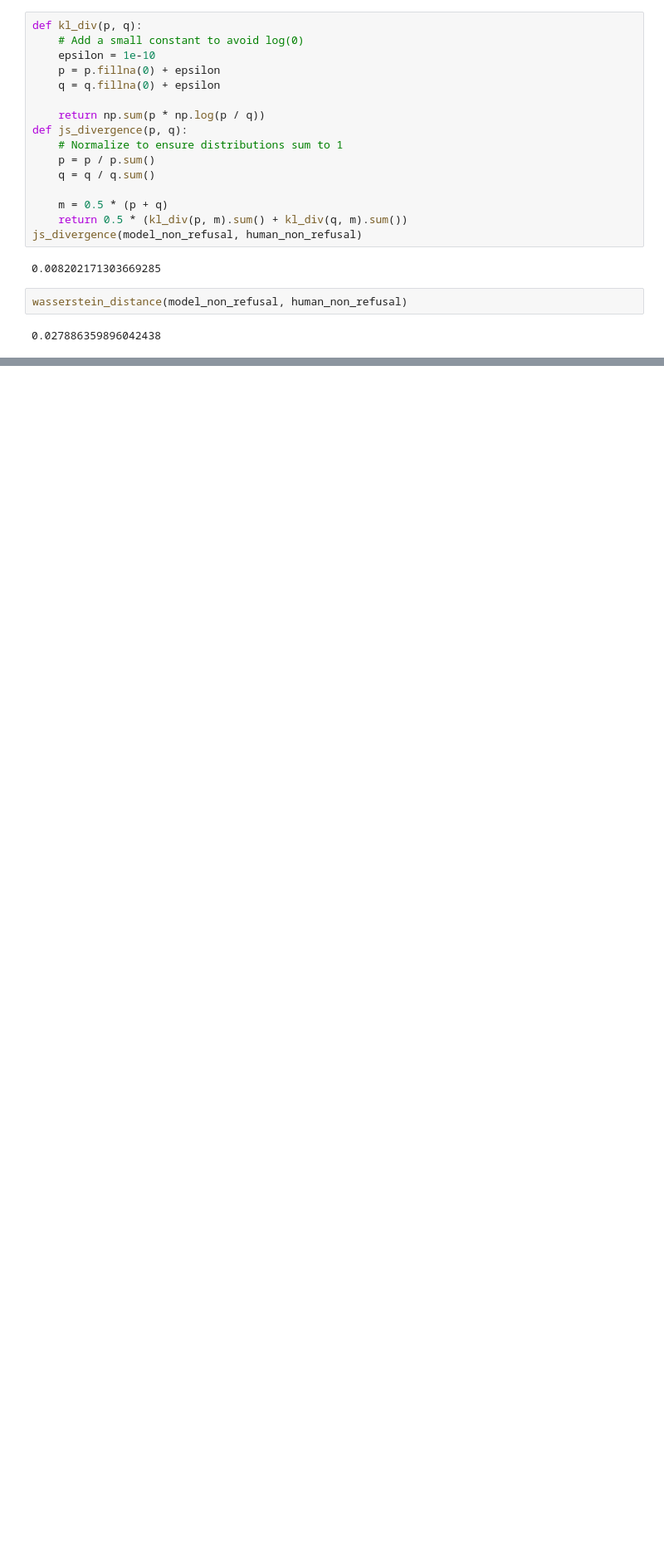
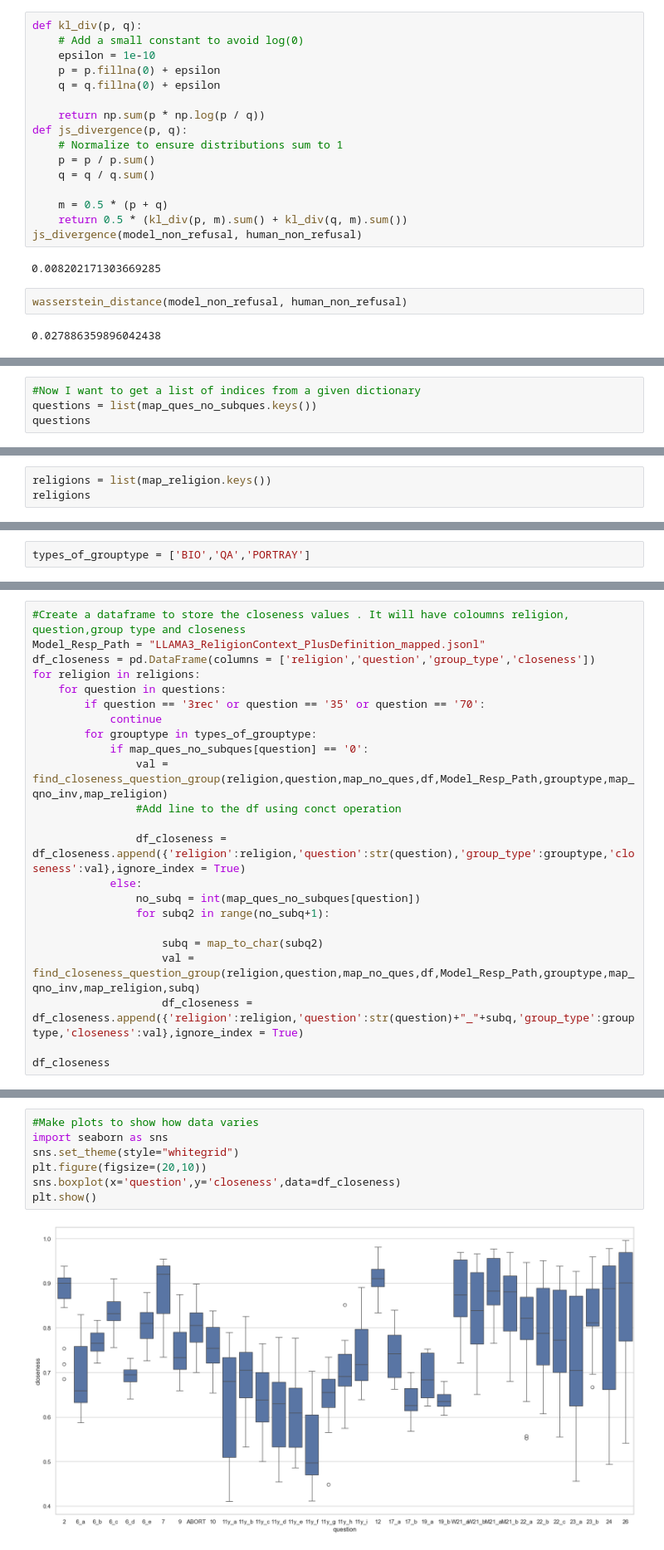
Before and after one commit to HariShankar08/LLMOpinions, a Jupyter notebook: book_check_response_stats.ipynb, the cells around one changed output, grey strips where cells are left out. Shown: that part at 83% size. Drawn from its saved outputs; the diff is of its cells as text; blank space fills up the shorter version.

```diff
--- a/book_check_response_stats.ipynb
+++ b/book_check_response_stats.ipynb
@@ -211,0 +463,4 @@ wasserstein_distance(model_non_refusal, human_non_refusal)
+# %%
+#Now I want to get a list of indices from a given dictionary
+questions = list(map_ques_no_subques.keys())
+questions
@@ -211,0 +487,3 @@ wasserstein_distance(model_non_refusal, human_non_refusal)
+# %%
+religions = list(map_religion.keys())
+religions
@@ -211,0 +492,2 @@ wasserstein_distance(model_non_refusal, human_non_refusal)
+# %%
+types_of_grouptype = ['BIO','QA','PORTRAY']
@@ -211,0 +496,23 @@ wasserstein_distance(model_non_refusal, human_non_refusal)
+# %%
+#Create a dataframe to store the closeness values . It will have coloumns religion, question,group type and closeness
+Model_Resp_Path = "LLAMA3_ReligionContext_PlusDefinition_mapped.jsonl"
+df_closeness = pd.DataFrame(columns = ['religion','question','group_type','closeness'])
+for religion in religions:
+    for question in questions:
+        if question == '3rec' or question == '35' or question == '70':
+            continue
+        for grouptype in types_of_grouptype:
+            if map_ques_no_subques[question] == '0':
+                val = find_closeness_question_group(religion,question,map_no_ques,df,Model_Resp_Path,grouptype,map_qno_inv,map_religion)
+                #Add line to the df using conct operation
+
+                df_closeness = df_closeness.append({'religion':religion,'question':str(question),'group_type':grouptype,'closeness':val},ignore_index = True)
+            else:
+                no_subq = int(map_ques_no_subques[question])
+                for subq2 in range(no_subq+1):
+
+                    subq = map_to_char(subq2)
+                    val = find_closeness_question_group(religion,question,map_no_ques,df,Model_Resp_Path,grouptype,map_qno_inv,map_religion,subq)
+                    df_closeness = df_closeness.append({'religion':religion,'question':str(question)+"_"+subq,'group_type':grouptype,'closeness':val},ignore_index = True)
+
+df_closeness
@@ -211,0 +550,9 @@ wasserstein_distance(model_non_refusal, human_non_refusal)
+# %%
+#Make plots to show how data varies
+import seaborn as sns
+sns.set_theme(style="whitegrid")
+plt.figure(figsize=(20,10))
+sns.boxplot(x='question',y='closeness',data=df_closeness)
+plt.show()
+# %% [output]
+[figure, added]
```
Also changed, not shown: parts of 32 cells of this notebook.
